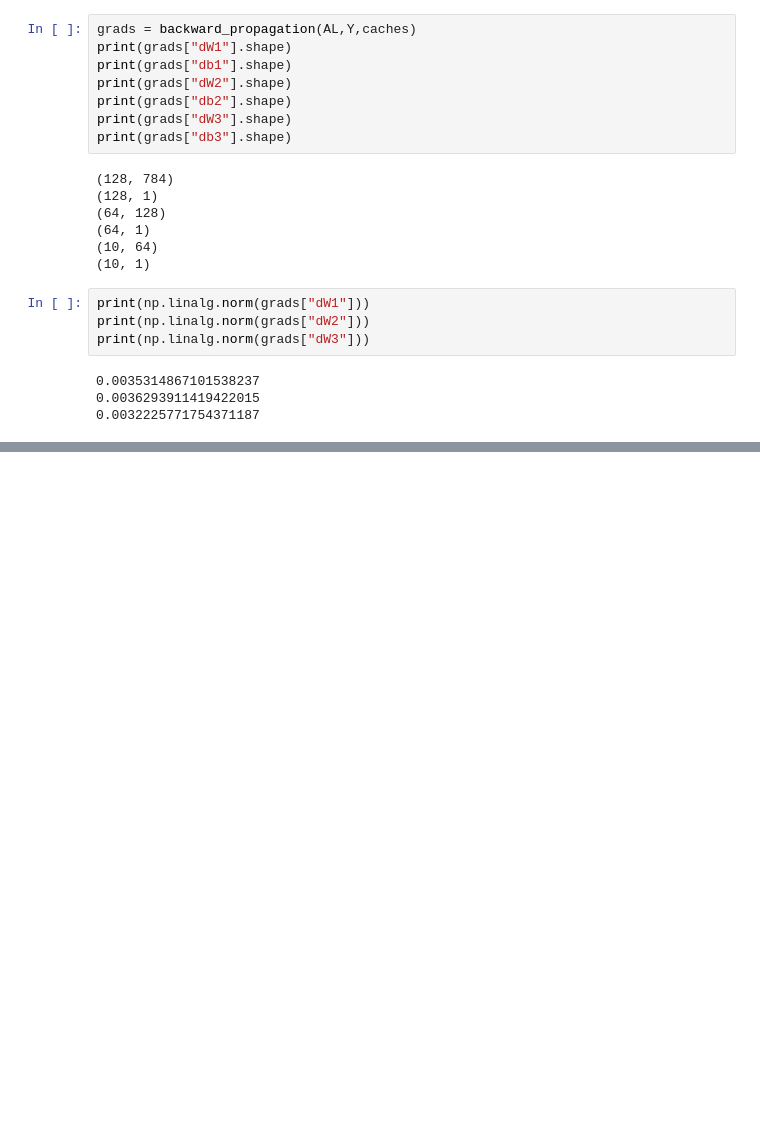
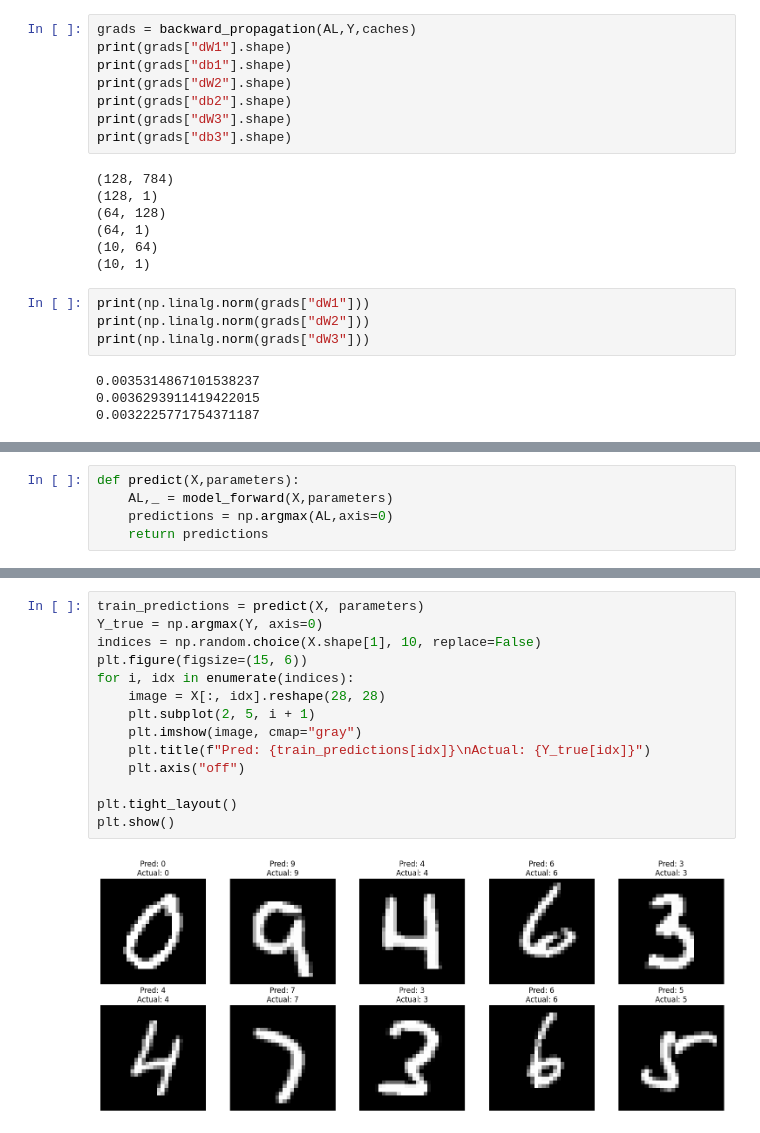
Before and after one commit to Shazal55/ML_Journey, a Jupyter notebook: Digit_Recognizer_Model/model.ipynb, the cells around one changed output, grey strips where cells are left out. Drawn from its saved outputs; the diff is of its cells as text; blank space fills up the shorter version.

```diff
--- a/Digit_Recognizer_Model/model.ipynb
+++ b/Digit_Recognizer_Model/model.ipynb
@@ -266,0 +280,5 @@ Iteration 2000 : Cost 0.180385
+# %%
+def predict(X,parameters):
+    AL,_ = model_forward(X,parameters)
+    predictions = np.argmax(AL,axis=0)
+    return predictions
@@ -266,0 +328,16 @@ Iteration 2000 : Cost 0.180385
+# %%
+train_predictions = predict(X, parameters)
+Y_true = np.argmax(Y, axis=0)
+indices = np.random.choice(X.shape[1], 10, replace=False)
+plt.figure(figsize=(15, 6))
+for i, idx in enumerate(indices):
+    image = X[:, idx].reshape(28, 28)
+    plt.subplot(2, 5, i + 1)
+    plt.imshow(image, cmap="gray")
+    plt.title(f"Pred: {train_predictions[idx]}\nActual: {Y_true[idx]}")
+    plt.axis("off")
+
+plt.tight_layout()
+plt.show()
+# %% [output]
+[figure, added]
```
Also changed, not shown: parts of 17 cells of this notebook, 2 other files.
